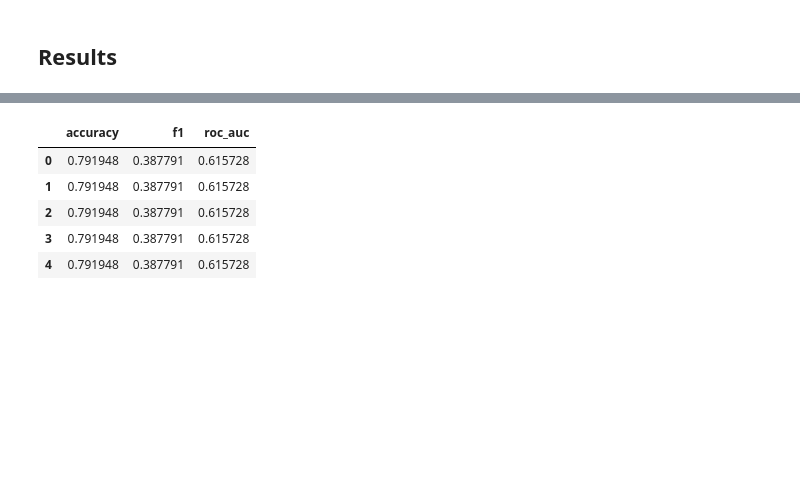
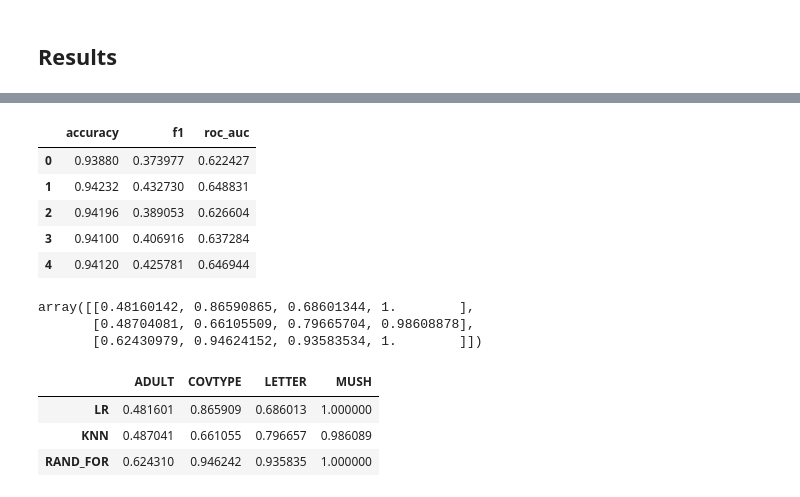
Before and after one commit to sh-biswas/COGS118A_Final_Project, a Jupyter notebook: Final_Project.ipynb, the cells around one changed output, grey strips where cells are left out. Drawn from its saved outputs; the diff is of its cells as text; code cells hidden in the pictures; blank space fills up the shorter version.

```diff
--- a/Final_Project.ipynb
+++ b/Final_Project.ipynb
@@ -437,9 +484,9 @@ KNND2 = np.zeros((5, 3))
 RDD2 = np.zeros((5, 3))
 for trial in range(5):
     X2_train, X2_test, y2_train, y2_test = train_test_split(X2, y2, train_size = 5000)
-    metrics_acc_log, metrics_f1_log, metrics_auc_log = log_reg()
-    metrics_acc_knn, metrics_f1_knn, metrics_auc_knn = knn()
-    metrics_acc_rand, metrics_f1_rand, metrics_auc_rand = rand_for()
+    metrics_acc_log, metrics_f1_log, metrics_auc_log = log_reg(X2_train, X2_test, y2_train, y2_test)
+    metrics_acc_knn, metrics_f1_knn, metrics_auc_knn = knn(X2_train, X2_test, y2_train, y2_test)
+    metrics_acc_rand, metrics_f1_rand, metrics_auc_rand = rand_for(X2_train, X2_test, y2_train, y2_test)
     LRD2[trial][0] = metrics_acc_log
     LRD2[trial][1] = metrics_f1_log
     LRD2[trial][2] = metrics_auc_log
@@ -541,0 +642,2 @@ y3 = data3.iloc[:, 0]
+# %%
+X3 = X3.dropna()
@@ -547,9 +653,9 @@ KNND3 = np.zeros((5, 3))
 RDD3 = np.zeros((5, 3))
 for trial in range(5):
     X3_train, X3_test, y3_train, y3_test = train_test_split(X3, y3, train_size = 5000)
-    metrics_acc_log, metrics_f1_log, metrics_auc_log = log_reg()
-    metrics_acc_knn, metrics_f1_knn, metrics_auc_knn = knn()
-    metrics_acc_rand, metrics_f1_rand, metrics_auc_rand = rand_for()
+    metrics_acc_log, metrics_f1_log, metrics_auc_log = log_reg(X3_train, X3_test, y3_train, y3_test)
+    metrics_acc_knn, metrics_f1_knn, metrics_auc_knn = knn(X3_train, X3_test, y3_train, y3_test)
+    metrics_acc_rand, metrics_f1_rand, metrics_auc_rand = rand_for(X3_train, X3_test, y3_train, y3_test)
     LRD3[trial][0] = metrics_acc_log
     LRD3[trial][1] = metrics_f1_log
     LRD3[trial][2] = metrics_auc_log
@@ -694,9 +847,9 @@ KNND4 = np.zeros((5, 3))
 RDD4 = np.zeros((5, 3))
 for trial in range(5):
     X4_train, X4_test, y4_train, y4_test = train_test_split(X4, y4, train_size = 5000)
-    metrics_acc_log, metrics_f1_log, metrics_auc_log = log_reg()
-    metrics_acc_knn, metrics_f1_knn, metrics_auc_knn = knn()
-    metrics_acc_rand, metrics_f1_rand, metrics_auc_rand = rand_for()
+    metrics_acc_log, metrics_f1_log, metrics_auc_log = log_reg(X4_train, X4_test, y4_train, y4_test)
+    metrics_acc_knn, metrics_f1_knn, metrics_auc_knn = knn(X4_train, X4_test, y4_train, y4_test)
+    metrics_acc_rand, metrics_f1_rand, metrics_auc_rand = rand_for(X4_train, X4_test, y4_train, y4_test)
     LRD4[trial][0] = metrics_acc_log
     LRD4[trial][1] = metrics_f1_log
     LRD4[trial][2] = metrics_auc_log
@@ -735,9 +935,10 @@ results = [AD1, AD2, AD3, AD4]
 # %%
-results[0]['ADULT']['LR']
+# An example
+results[1]['COVTYPE']['KNN']
 # %% [output]
 |  | accuracy | f1 | roc_auc |
-| 0 | 0.791948 | 0.387791 | 0.615728 |
-| 1 | 0.791948 | 0.387791 | 0.615728 |
-| 2 | 0.791948 | 0.387791 | 0.615728 |
-| 3 | 0.791948 | 0.387791 | 0.615728 |
-| 4 | 0.791948 | 0.387791 | 0.615728 |
+| 0 | 0.93880 | 0.373977 | 0.622427 |
+| 1 | 0.94232 | 0.432730 | 0.648831 |
+| 2 | 0.94196 | 0.389053 | 0.626604 |
+| 3 | 0.94100 | 0.406916 | 0.637284 |
+| 4 | 0.94120 | 0.425781 | 0.646944 |
@@ -743,0 +957,6 @@ results[0]['ADULT']['LR']
+# %%
+results1
+# %% [output]
+array([[0.48160142, 0.86590865, 0.68601344, 1.        ],
+       [0.48704081, 0.66105509, 0.79665704, 0.98608878],
+       [0.62430979, 0.94624152, 0.93583534, 1.        ]])
@@ -743,0 +965,7 @@ results[0]['ADULT']['LR']
+# %%
+results1
+# %% [output]
+|  | ADULT | COVTYPE | LETTER | MUSH |
+| LR | 0.481601 | 0.865909 | 0.686013 | 1.000000 |
+| KNN | 0.487041 | 0.661055 | 0.796657 | 0.986089 |
+| RAND_FOR | 0.624310 | 0.946242 | 0.935835 | 1.000000 |
```
Also changed, not shown: parts of 40 cells of this notebook, 2 other files.
